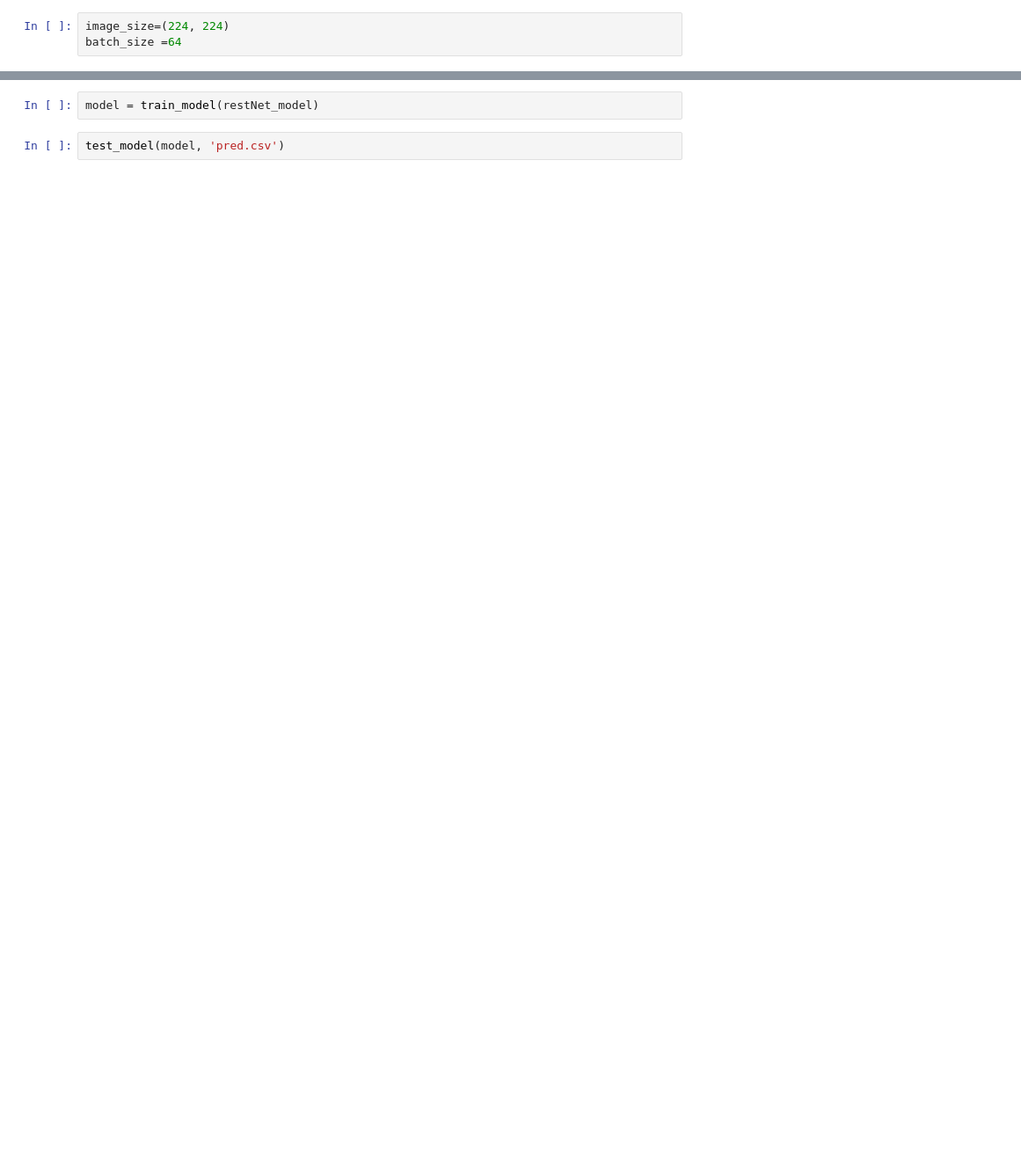
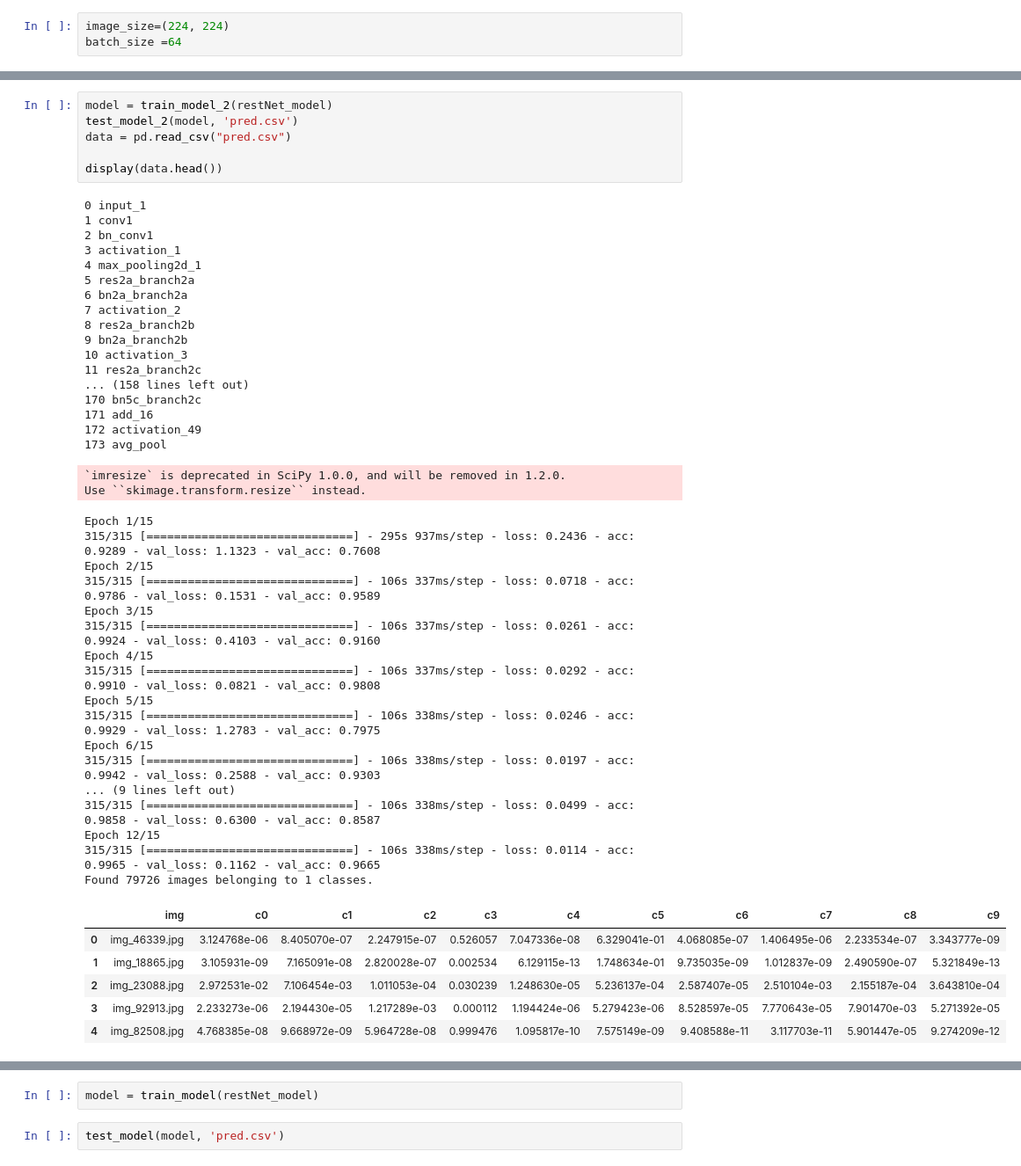
Before and after one commit to rosaann/driver, a Jupyter notebook: driver.ipynb, the cells around one changed output, grey strips where cells are left out. Shown at 88% size. Drawn from its saved outputs; the diff is of its cells as text; blank space fills up the shorter version.

```diff
--- a/driver.ipynb
+++ b/driver.ipynb
@@ -521,0 +538,49 @@ Epoch 1/1
+# %%
+model = train_model_2(restNet_model)
+test_model_2(model, 'pred.csv')
+data = pd.read_csv("pred.csv")
+
+display(data.head())
+# %% [output]
+0 input_1
+1 conv1
+2 bn_conv1
+3 activation_1
+4 max_pooling2d_1
+5 res2a_branch2a
+6 bn2a_branch2a
+7 activation_2
+8 res2a_branch2b
+9 bn2a_branch2b
+10 activation_3
+11 res2a_branch2c
+... (158 lines left out)
+170 bn5c_branch2c
+171 add_16
+172 activation_49
+173 avg_pool
+`imresize` is deprecated in SciPy 1.0.0, and will be removed in 1.2.0.
+Use ``skimage.transform.resize`` instead.
+Epoch 1/15
+315/315 [==============================] - 295s 937ms/step - loss: 0.2436 - acc: 0.9289 - val_loss: 1.1323 - val_acc: 0.7608
+Epoch 2/15
+315/315 [==============================] - 106s 337ms/step - loss: 0.0718 - acc: 0.9786 - val_loss: 0.1531 - val_acc: 0.9589
+Epoch 3/15
+315/315 [==============================] - 106s 337ms/step - loss: 0.0261 - acc: 0.9924 - val_loss: 0.4103 - val_acc: 0.9160
+Epoch 4/15
+315/315 [==============================] - 106s 337ms/step - loss: 0.0292 - acc: 0.9910 - val_loss: 0.0821 - val_acc: 0.9808
+Epoch 5/15
+315/315 [==============================] - 106s 338ms/step - loss: 0.0246 - acc: 0.9929 - val_loss: 1.2783 - val_acc: 0.7975
+Epoch 6/15
+315/315 [==============================] - 106s 338ms/step - loss: 0.0197 - acc: 0.9942 - val_loss: 0.2588 - val_acc: 0.9303
+... (9 lines left out)
+315/315 [==============================] - 106s 338ms/step - loss: 0.0499 - acc: 0.9858 - val_loss: 0.6300 - val_acc: 0.8587
+Epoch 12/15
+315/315 [==============================] - 106s 338ms/step - loss: 0.0114 - acc: 0.9965 - val_loss: 0.1162 - val_acc: 0.9665
+Found 79726 images belonging to 1 classes.
+|  | img | c0 | c1 | c2 | c3 | c4 | c5 | c6 | c7 | c8 | c9 |
+| 0 | img_46339.jpg | 3.124768e-06 | 8.405070e-07 | 2.247915e-07 | 0.526057 | 7.047336e-08 | 6.329041e-01 | 4.068085e-07 | 1.406495e-06 | 2.233534e-07 | 3.343777e-09 |
+| 1 | img_18865.jpg | 3.105931e-09 | 7.165091e-08 | 2.820028e-07 | 0.002534 | 6.129115e-13 | 1.748634e-01 | 9.735035e-09 | 1.012837e-09 | 2.490590e-07 | 5.321849e-13 |
+| 2 | img_23088.jpg | 2.972531e-02 | 7.106454e-03 | 1.011053e-04 | 0.030239 | 1.248630e-05 | 5.236137e-04 | 2.587407e-05 | 2.510104e-03 | 2.155187e-04 | 3.643810e-04 |
+| 3 | img_92913.jpg | 2.233273e-06 | 2.194430e-05 | 1.217289e-03 | 0.000112 | 1.194424e-06 | 5.279423e-06 | 8.528597e-05 | 7.770643e-05 | 7.901470e-03 | 5.271392e-05 |
+| 4 | img_82508.jpg | 4.768385e-08 | 9.668972e-09 | 5.964728e-08 | 0.999476 | 1.095817e-10 | 7.575149e-09 | 9.408588e-11 | 3.117703e-11 | 5.901447e-05 | 9.274209e-12 |
```
Also changed, not shown: parts of 16 cells of this notebook.
